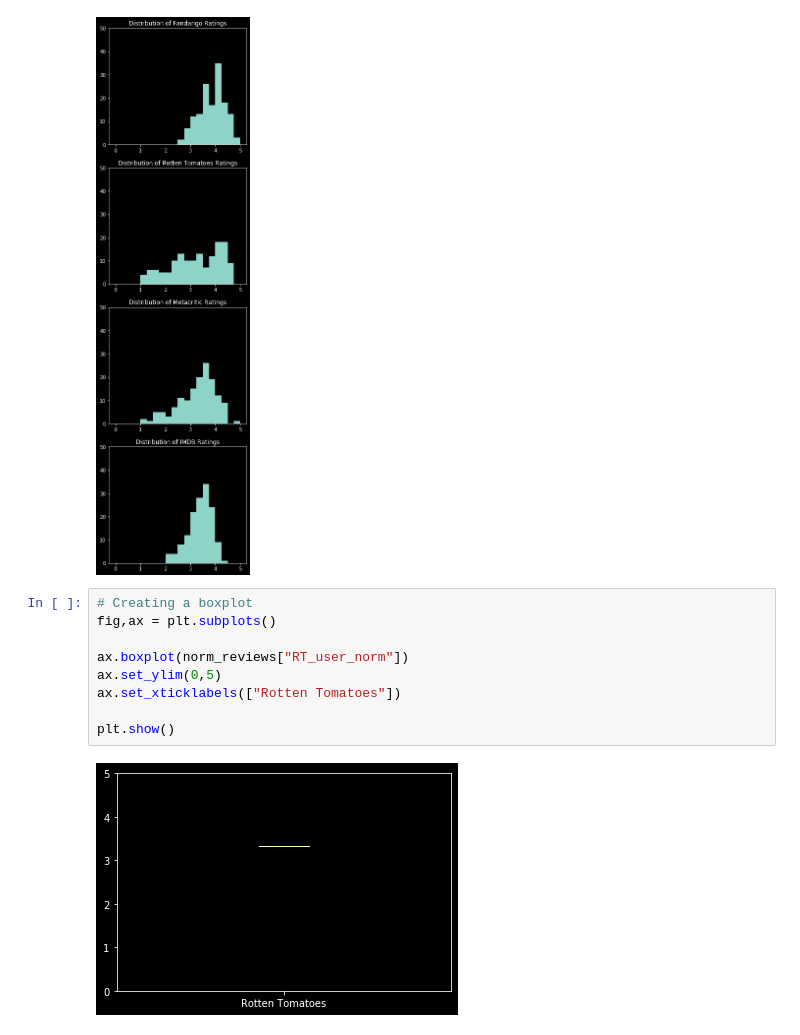
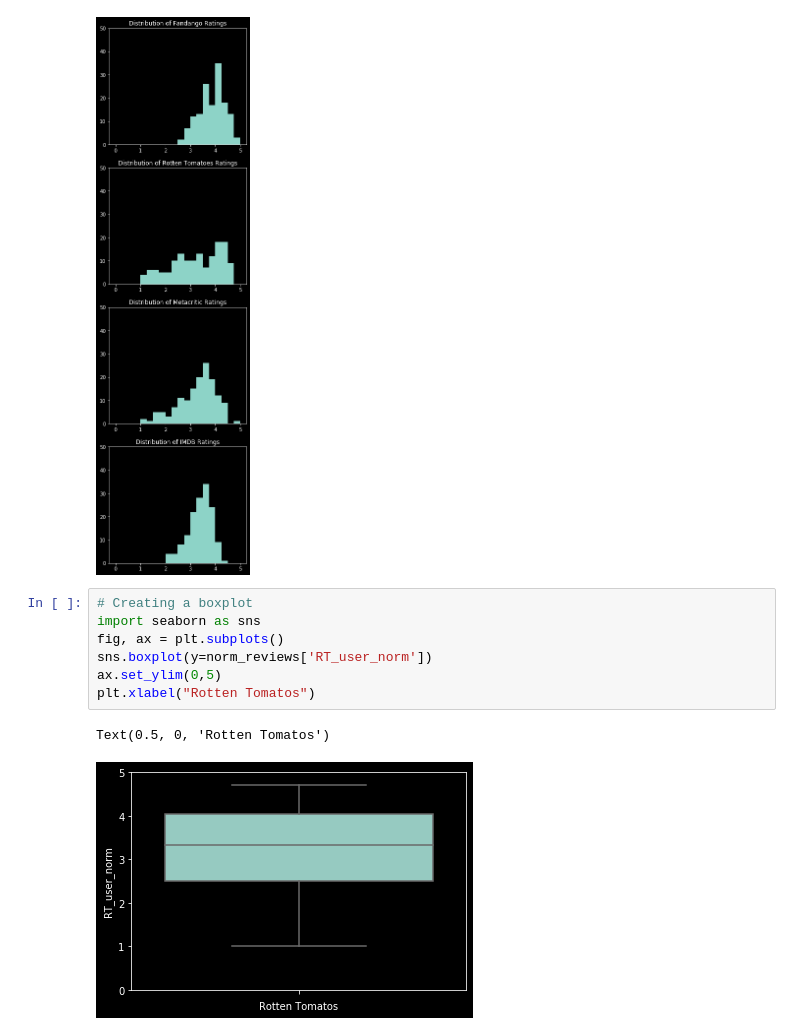
Before and after one commit to kevinkii/dataquest4-summary, a Jupyter notebook: dataquest4-summary.ipynb, the cells around one changed output. Saved outputs shown, nothing was run; the diff lists cells and outputs as text.

```diff
--- a/dataquest4-summary.ipynb
+++ b/dataquest4-summary.ipynb
@@ -238,12 +238,11 @@ plt.show()
 [figure]
 # %%
 # Creating a boxplot
-fig,ax = plt.subplots()
-
-ax.boxplot(norm_reviews["RT_user_norm"])
+import seaborn as sns
+fig, ax = plt.subplots()
+sns.boxplot(y=norm_reviews['RT_user_norm'])
 ax.set_ylim(0,5)
-ax.set_xticklabels(["Rotten Tomatoes"])
-
-plt.show()
+plt.xlabel("Rotten Tomatos")
 # %% [output]
+Text(0.5, 0, 'Rotten Tomatos')
-[figure, old version]
+[figure, new version]
```
Also changed, not shown: parts of 2 cells of this notebook, 1 other file.
